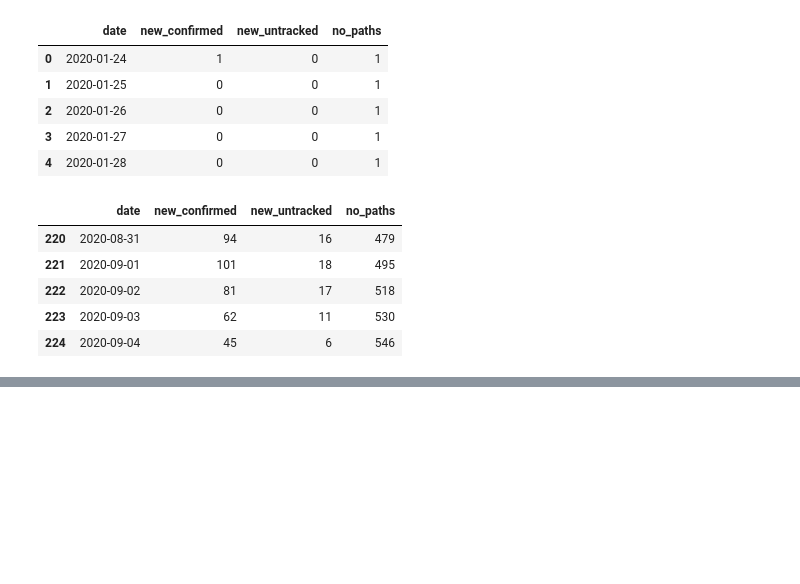
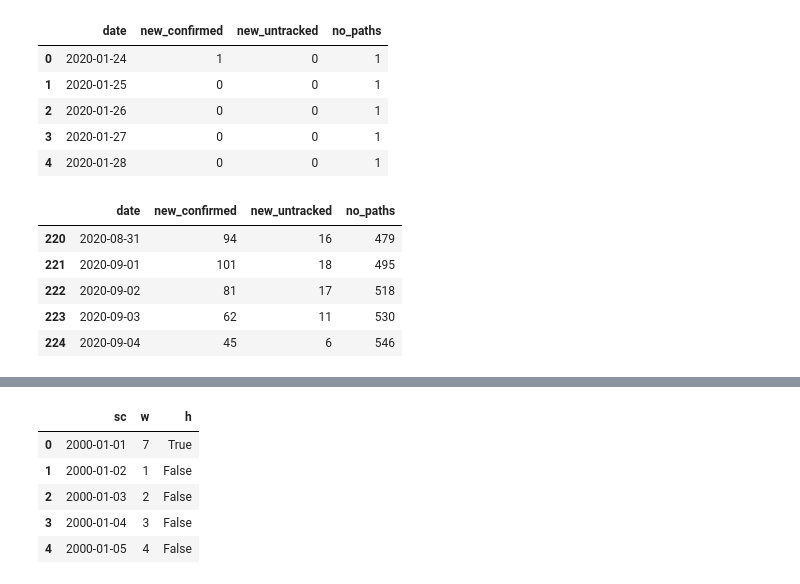
Before and after one commit to snoop2head/covid19_unknown_spread, a Jupyter notebook: forecast.ipynb, the cells around one changed output, grey strips where cells are left out. Saved outputs shown, nothing was run; the diff lists cells and outputs as text; code cells hidden in the pictures; blank space fills up the shorter version.

```diff
--- a/forecast.ipynb
+++ b/forecast.ipynb
@@ -367,0 +399,11 @@ df_merged.to_csv("dataset_predict/df_predict.csv", index=False)
+# %%
+df_calendar = pd.DataFrame(list_calendar)
+df_calendar = df_calendar[["sc", "w", "h"]]
+df_calendar.head()
+# %% [output]
+|  | sc | w | h |
+| 0 | 2000-01-01 | 7 | True |
+| 1 | 2000-01-02 | 1 | False |
+| 2 | 2000-01-03 | 2 | False |
+| 3 | 2000-01-04 | 3 | False |
+| 4 | 2000-01-05 | 4 | False |
```
Also changed, not shown: parts of 9 cells of this notebook, 1 other file.
